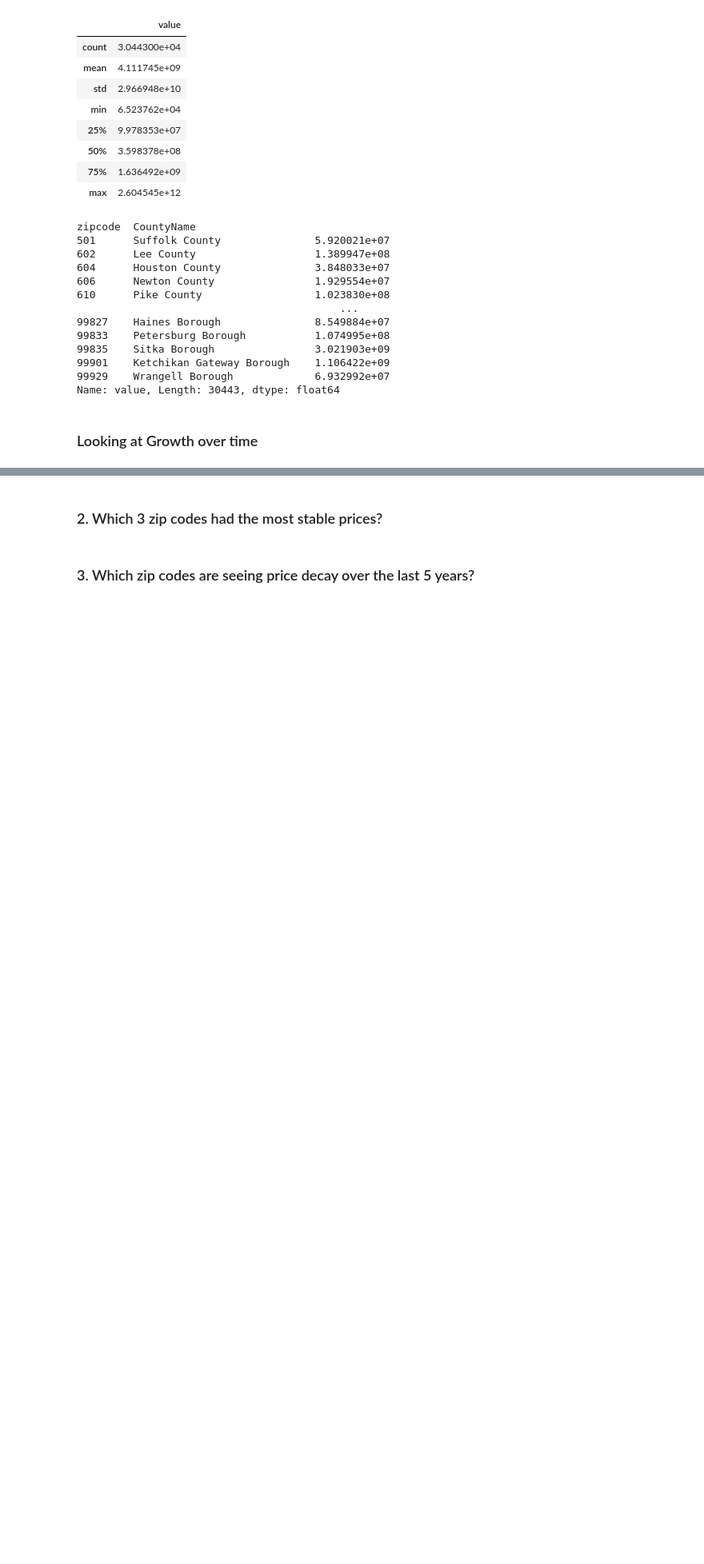
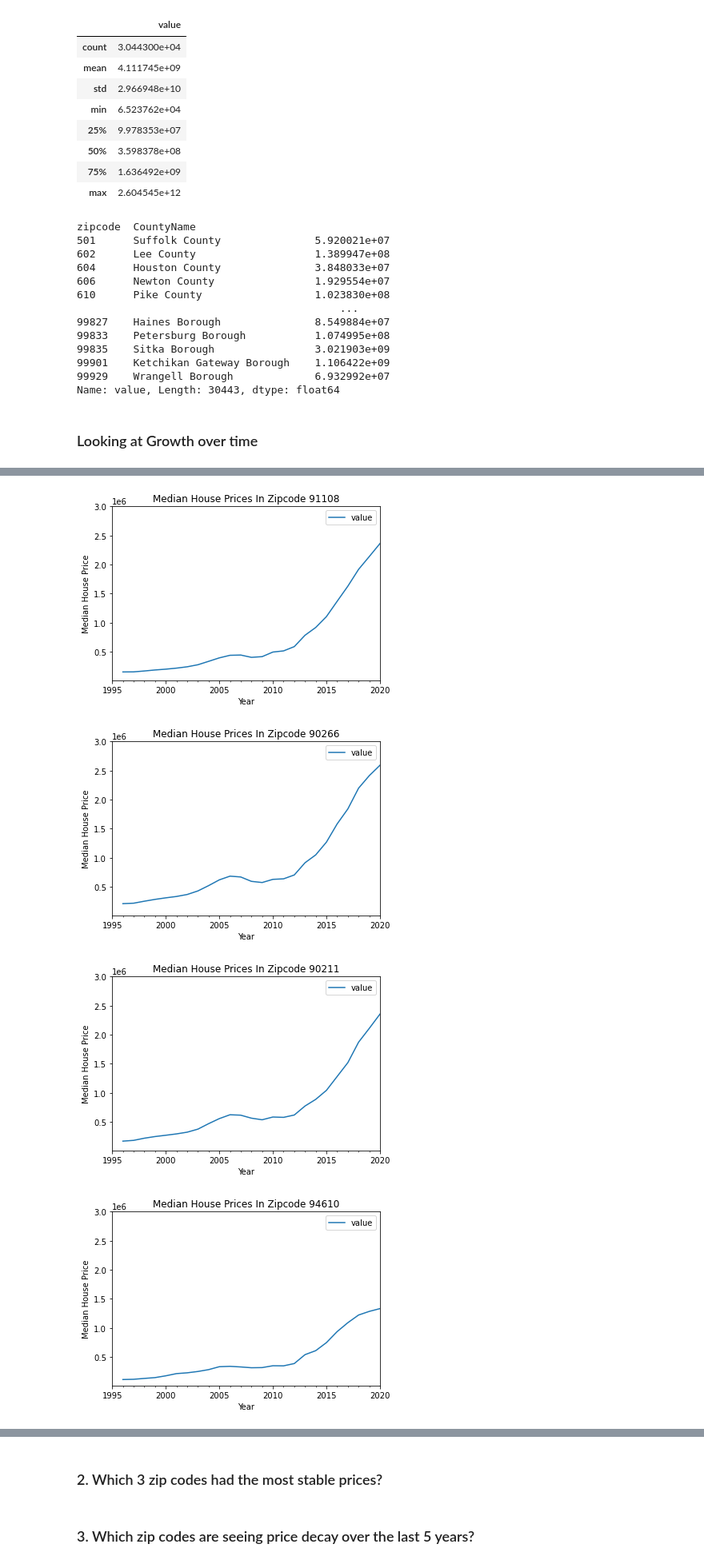
Before and after one commit to jrf6xh/Time-Series-Modeling, a Jupyter notebook: starter_notebook_CM.ipynb, the cells around one changed output, grey strips where cells are left out. Shown: that part at 80% size. Cells and saved outputs as stored; diff of their text form; code cells hidden in the pictures; blank space fills up the shorter version.

```diff
--- a/starter_notebook_CM.ipynb
+++ b/starter_notebook_CM.ipynb
@@ -414,0 +412,8 @@ smallest_3
+# %%
+top_zips_10_yr = [91108, 90266, 90211, 94610, 75208]
+line_plot(top_zips_10_yr)
+# %% [output]
+[figure, added]
+[figure, added]
+[figure, added]
+[figure, added]
```
Also changed, not shown: parts of 19 cells of this notebook.
